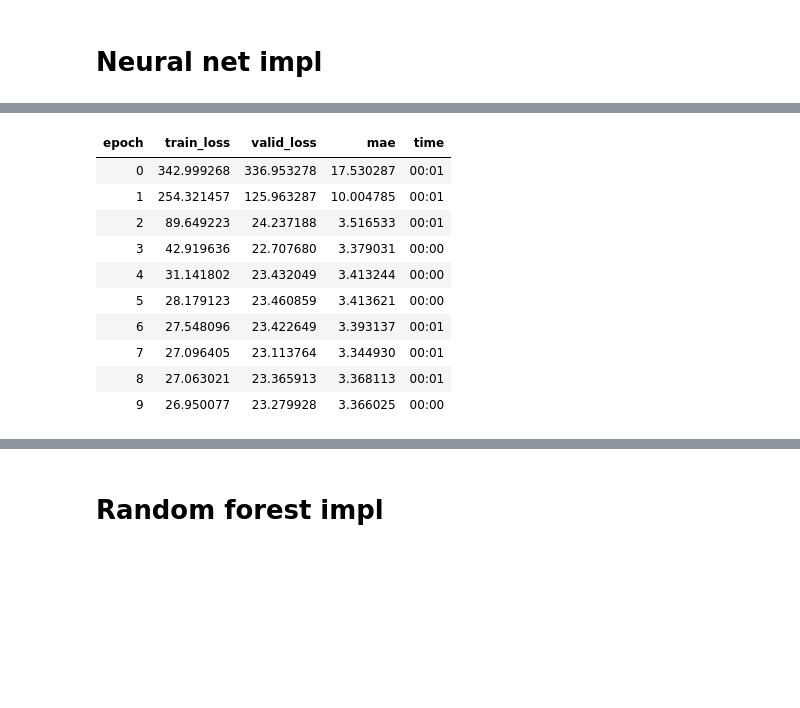
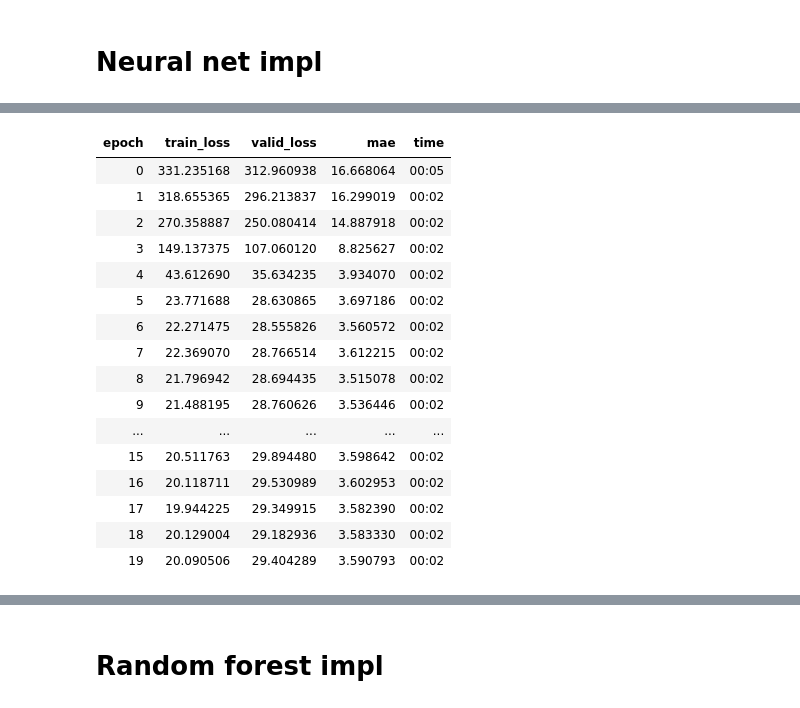
Before and after one commit to Magellol/montreal-aqi-predictions, a Jupyter notebook: index.ipynb, the cells around one changed output, grey strips where cells are left out. Saved outputs shown, nothing was run; the diff lists cells and outputs as text; code cells hidden in the pictures; blank space fills up the shorter version.

```diff
--- a/index.ipynb
+++ b/index.ipynb
@@ -171,7 +170,7 @@ df['hour'] = df['datetime'].dt.hour
 # Taking a sample of data for a given datetime and station id
 # df[(df["stationId"] == 103) & (df["datetime"] == "2024-04-15 19:00:00")]
 
-df = df[(df['datetime'] >= FIRST_DAY) & (df['datetime'] < LAST_DAY)]
+df = filter_known_range(df)
 df
 # %% [output]
 |  | stationId | valeur | datetime | year | month | day | weekday | hour |
@@ -238,6 +237,12 @@ merged
 # %%
-split_date_valid = pd.Timestamp('2022-01-01')
-split_date_test = pd.Timestamp('2023-06-01')
+
+# Train data goes from FIRST_DAY (~2016) to 2021-05-31
+split_date_valid = pd.Timestamp('2021-06-01')
+
+# Validation data goes from 2021-06-01 to 2022-12-31
+split_date_test = pd.Timestamp('2023-01-01')
+
+# Test data goes from 2023-01-01 to LAST_DAY
 
 train_idx = merged['datetime'] < split_date_valid
 valid_idx = (merged['datetime'] >= split_date_valid) & (merged['datetime'] < split_date_test)
@@ -273,11 +274,11 @@ dls = TabularPandas(
   merged,
   procs=[Normalize],
   cat_names=[],
-  cont_names=['year', 'month', 'day', 'weekday', 'hour', "precip", "temp"],
+  cont_names=['year', 'month', 'day', 'weekday', 'hour', "precip", "temp", "rel_humid"],
   y_names=['valeur'],
   splits=(train_idxs, valid_idxs),
   y_block=RegressionBlock()
-).dataloaders(500)
+).dataloaders(bs=250)
 
 dls.show_batch()
 # %% [output]
@@ -295,7 +296,7 @@ dls.show_batch()
 # %% [markdown]
 # Neural net impl
 # %%
-learn = tabular_learner(dls, metrics=mae, layers=[10, 10])
+learn = tabular_learner(dls, metrics=mae, layers=[50, 50])
 # %%
 learn.lr_find(suggest_funcs=[valley, slide])
 # %% [output]
@@ -305,17 +306,23 @@ SuggestedLRs(valley=0.033113110810518265, slide=6.309573450380412e-07)
 # %%
-learn.fit_one_cycle(10, 0.01)
+learn.fit_one_cycle(20, 0.001)
 # %% [output]
 | epoch | train_loss | valid_loss | mae | time |
-| 0 | 342.999268 | 336.953278 | 17.530287 | 00:01 |
-| 1 | 254.321457 | 125.963287 | 10.004785 | 00:01 |
-| 2 | 89.649223 | 24.237188 | 3.516533 | 00:01 |
-| 3 | 42.919636 | 22.707680 | 3.379031 | 00:00 |
-| 4 | 31.141802 | 23.432049 | 3.413244 | 00:00 |
-| 5 | 28.179123 | 23.460859 | 3.413621 | 00:00 |
-| 6 | 27.548096 | 23.422649 | 3.393137 | 00:01 |
-| 7 | 27.096405 | 23.113764 | 3.344930 | 00:01 |
-| 8 | 27.063021 | 23.365913 | 3.368113 | 00:01 |
-| 9 | 26.950077 | 23.279928 | 3.366025 | 00:00 |
+| 0 | 331.235168 | 312.960938 | 16.668064 | 00:05 |
+| 1 | 318.655365 | 296.213837 | 16.299019 | 00:02 |
+| 2 | 270.358887 | 250.080414 | 14.887918 | 00:02 |
+| 3 | 149.137375 | 107.060120 | 8.825627 | 00:02 |
+| 4 | 43.612690 | 35.634235 | 3.934070 | 00:02 |
+| 5 | 23.771688 | 28.630865 | 3.697186 | 00:02 |
+| 6 | 22.271475 | 28.555826 | 3.560572 | 00:02 |
+| 7 | 22.369070 | 28.766514 | 3.612215 | 00:02 |
+| 8 | 21.796942 | 28.694435 | 3.515078 | 00:02 |
+| 9 | 21.488195 | 28.760626 | 3.536446 | 00:02 |
+| ... | ... | ... | ... | ... |
+| 15 | 20.511763 | 29.894480 | 3.598642 | 00:02 |
+| 16 | 20.118711 | 29.530989 | 3.602953 | 00:02 |
+| 17 | 19.944225 | 29.349915 | 3.582390 | 00:02 |
+| 18 | 20.129004 | 29.182936 | 3.583330 | 00:02 |
+| 19 | 20.090506 | 29.404289 | 3.590793 | 00:02 |
 # %%
 # learn.recorder.plot_loss()
 learn.show_results(max_n=10)
```
Also changed, not shown: parts of 20 cells of this notebook.
